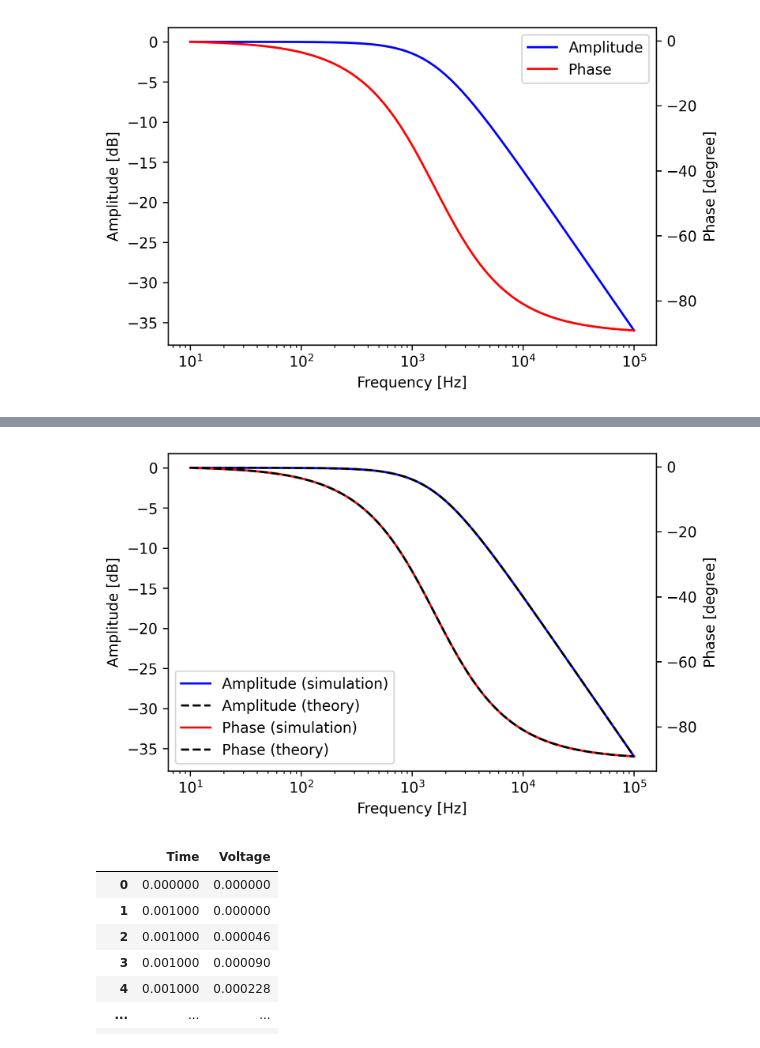
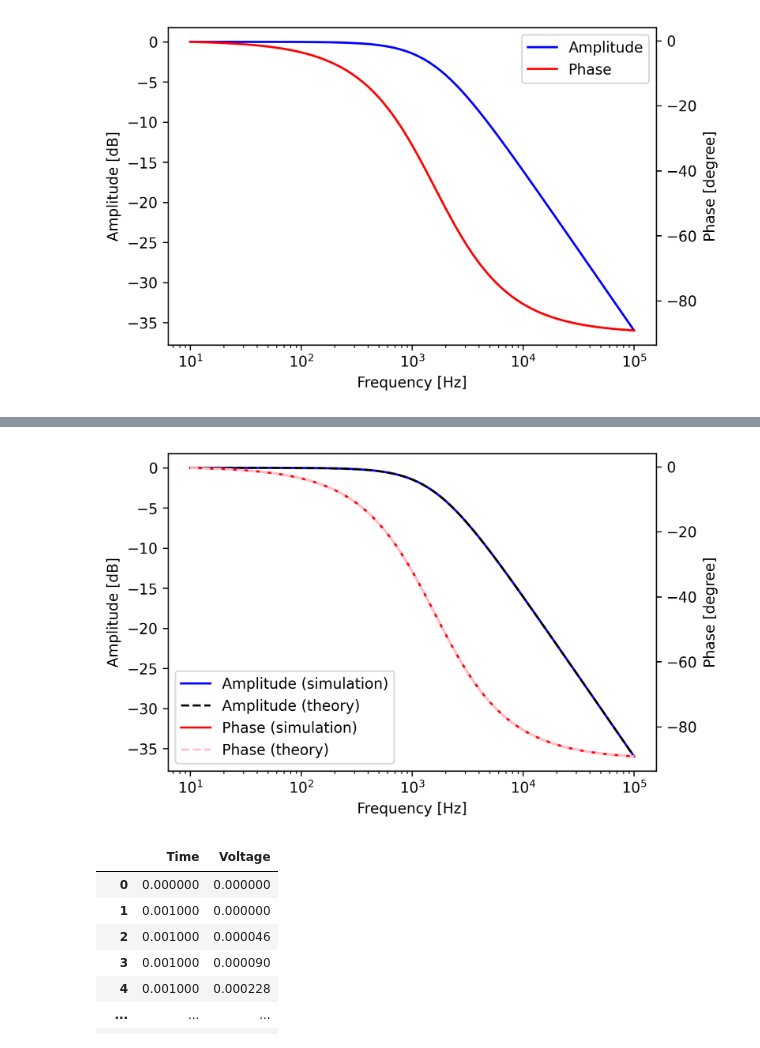
Before and after one commit to ysozeki/P1graph, a Jupyter notebook: P1_graph.ipynb, the cells around one changed output, grey strips where cells are left out. Saved outputs shown, nothing was run; the diff lists cells and outputs as text; code cells hidden in the pictures.

```diff
--- a/P1_graph.ipynb
+++ b/P1_graph.ipynb
@@ -20,7 +83,7 @@ from matplotlib import pyplot as plt
 # %%
-# 周波数特性データのデータフレームへの読み込み。1列目：周波数、2列目：実部、3列目：虚部。
-f = '01_lpf_freq.txt' #データファイル名
-df = pd.read_table(f, sep='\t+|,', engine='python', names=('Freq', 'Re', 'Im'), skiprows=1)
+# 周波数特性データのデータフレームdfへの読み込み。1列目：周波数、2列目：実部、3列目：虚部。
+filename = '01_lpf_freq.txt' #データファイル名
+df = pd.read_table(filename, sep='\t+|,', engine='python', names=('Freq', 'Re', 'Im'), skiprows=1)
 # %%
 df #データフレームの中身の確認
 # %% [output]
@@ -37,3 +100,5 @@ df #データフレームの中身の確認
 | 79 | 89125.093813 | 0.000319 | -0.017852 |
 | 80 | 100000.000000 | 0.000253 | -0.015911 |
 81 rows × 3 columns
+# %%
+df['Complex'] = df['Re'] + 1j * df['Im']
@@ -39,0 +121,4 @@ df #データフレームの中身の確認
+# %%
+df['Amp'] = np.absolute(df['Complex'])
+df['Amp_dB'] = 20 * np.log10(df['Amp'])
+df['Phase'] = np.angle(df['Complex']) * 180 / np.pi
@@ -64,3 +165,9 @@ plt.savefig(f+'sim.png')
 plt.show()
 # %% [output]
 [figure]
+# %%
+fc = 10000 / 2 / np.pi #カットオフ周波数1.6 kHz
+df['s'] = 1j * df['Freq'] / fc
+df['H'] = 1 / (1 + df['s'])
+df['Amp_dB_theory'] = 20 * np.log10(np.absolute(df['H']))
+df['Phase_theory'] = np.angle(df['H']) * 180 / np.pi
@@ -67,38 +190,32 @@ plt.show()
 # %%
 #シミュレーション特性と理論特性の一括表示
-
-fc = 10000 #カットオフ周波数10 kHz
-freq = np.logspace(1,5,100) #対数軸での周波数配列を10^1 ~ 10^5まで準備。
-omega = freq * 2 * np.pi / fc
-real = 1/(1 + omega * omega) #LPF特性の実部
-imag = -omega / (1 + omega * omega) #LPF特性の虚部
 
 #2つの軸を使うためのおまじない
 fig = plt.figure(dpi=300)
 ax1 = fig.add_subplot(111)
 ax2 = ax1.twinx()
 
 #振幅のプロット
-ax1.plot(df['Freq'], 10*np.log10(df['Re']*df['Re']+df['Im']*df['Im']), color="blue", label = 'Amplitude (simulation)')
-ax1.plot(freq, 10*np.log10(real * real + imag * imag), color = 'black', linestyle = 'dashed', label = 'Amplitude (theory)')
+ax1.plot(df['Freq'], df['Amp_dB'], color= 'blue', label = 'Amplitude (simulation)')
+ax1.plot(df['Freq'], df['Amp_dB_theory'], color = 'black', linestyle = 'dashed', label = 'Amplitude (theory)')
 ax1.set_xlabel("Frequency [Hz]")
 ax1.set_ylabel("Amplitude [dB]")
 
 #位相のプロット
-ax2.plot(df['Freq'], np.arctan2(df['Im'],df['Re'])*180/np.pi, color="red", label = 'Phase (simulation)')
-ax2.plot(freq, np.arctan2(imag,real)*180/np.pi, color = 'black', linestyle = 'dashed', label = 'Phase (theory)')
+ax2.plot(df['Freq'], df['Phase'], color = 'red', label = 'Phase (simulation)')
+ax2.plot(df['Freq'], df['Phase_theory'], color = 'pink', linestyle = 'dashed', label = 'Phase (theory)')
 ax2.set_ylabel("Phase [degree]")
 plt.xscale("log")
 
 #凡例の表示
 h1, l1 = ax1.get_legend_handles_labels()
 h2, l2 = ax2.get_legend_handles_labels()
 ax1.legend(h1+h2, l1+l2)
 
 #画像の保存
-plt.savefig(f+'.png')
+plt.savefig(filename + '.png')
 plt.show()
 # %% [output]
-[figure, old version]
+[figure, new version]
 # %%
 #ステップ応答データの読み込み。1列目：時間、2列目：電圧。
```
Also changed, not shown: parts of 12 cells of this notebook.
